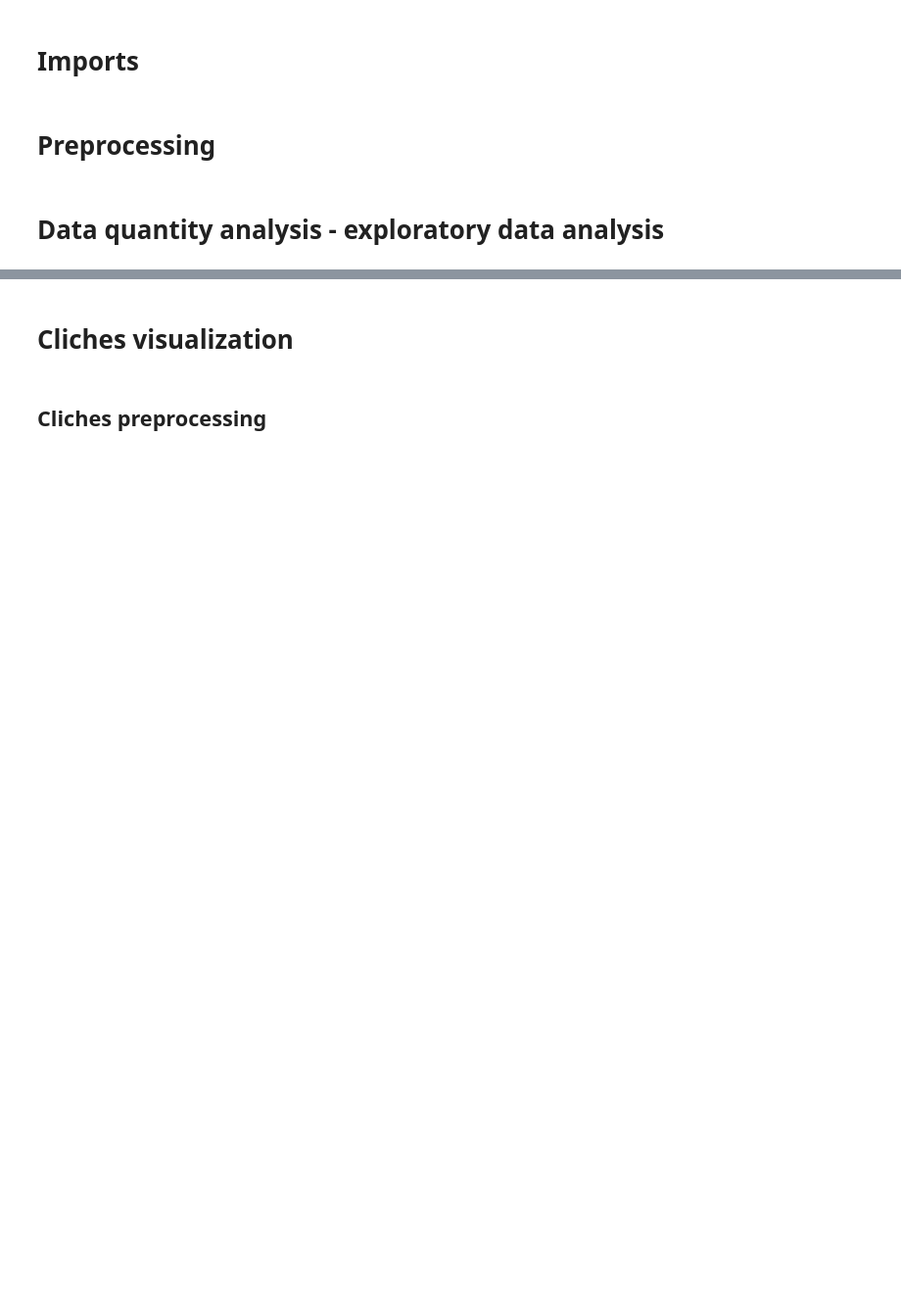
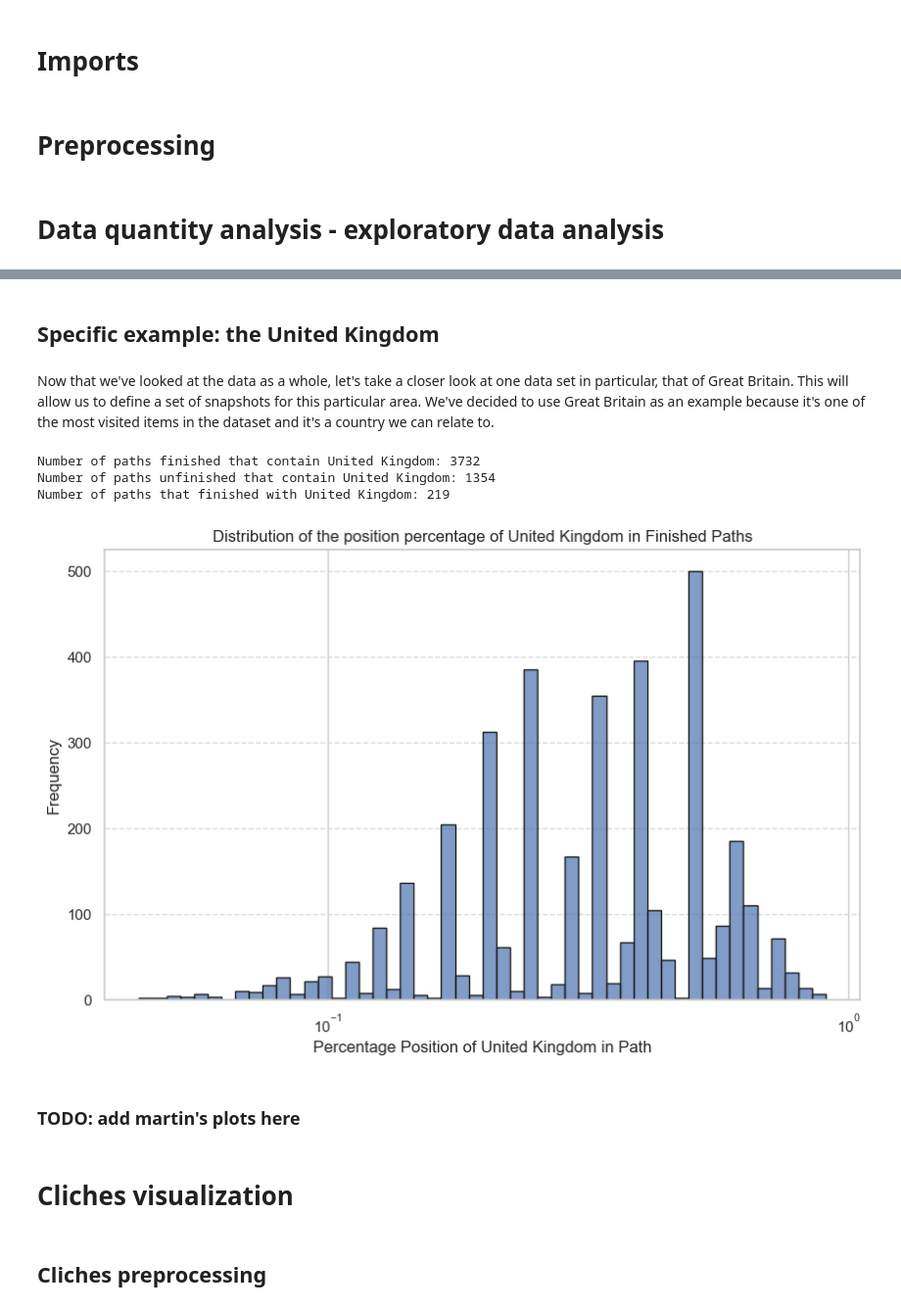
Before and after one commit to epfl-ada/ada-2023-project-abracadabra2023, a Jupyter notebook: nb.ipynb, the cells around one changed output, grey strips where cells are left out. Shown at 98% size. Saved outputs shown, nothing was run; the diff lists cells and outputs as text; code cells hidden in the pictures; blank space fills up the shorter version.

```diff
--- a/nb.ipynb
+++ b/nb.ipynb
@@ -64,3 +72,21 @@ Number of paths that finished with United Kingdom: 219
+# %% [markdown]
+## Specific example: the United Kingdom
+# %% [markdown]
+Now that we've looked at the data as a whole, let's take a closer look at one data set in particular, that of Great Britain. This will allow us to define a set of snapshots for this particular area. We've decided to use Great Britain as an example because it's one of the most visited items in the dataset and it's a country we can relate to.
+# %%
+main_article = "United_Kingdom"
+# %%
+count_in_out_neighbors(paths_finished, paths_unfinished, main_article)
+# %% [output]
+Number of paths finished that contain United Kingdom: 3732
+Number of paths unfinished that contain United Kingdom: 1354
+Number of paths that finished with United Kingdom: 219
+# %%
+distribution_position_percentage(paths_finished, main_article, show=True)
+# %% [output]
+[figure, added]
+# %% [markdown]
+### TODO: add martin's plots here
 # %% [markdown]
 # Cliches visualization
 # %% [markdown]
```
Also changed, not shown: parts of 21 cells of this notebook, 2 other files.
